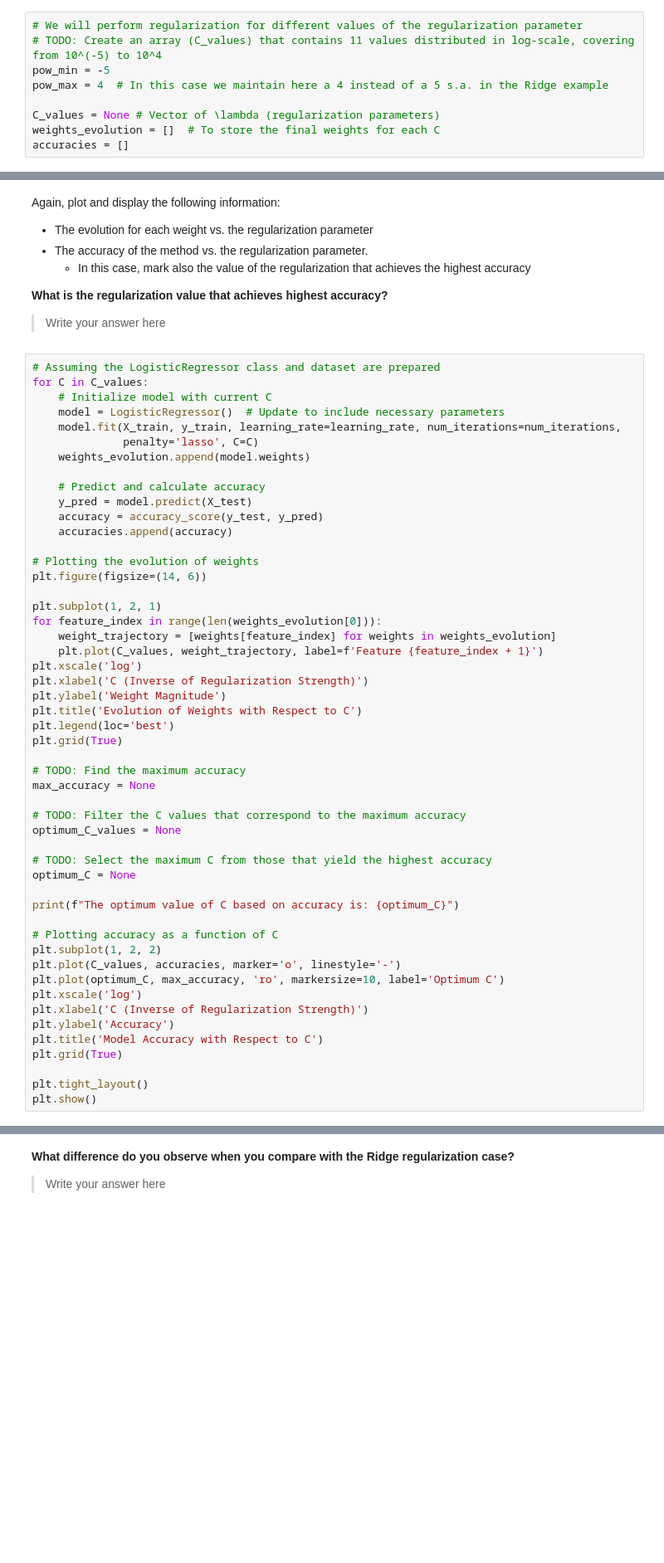
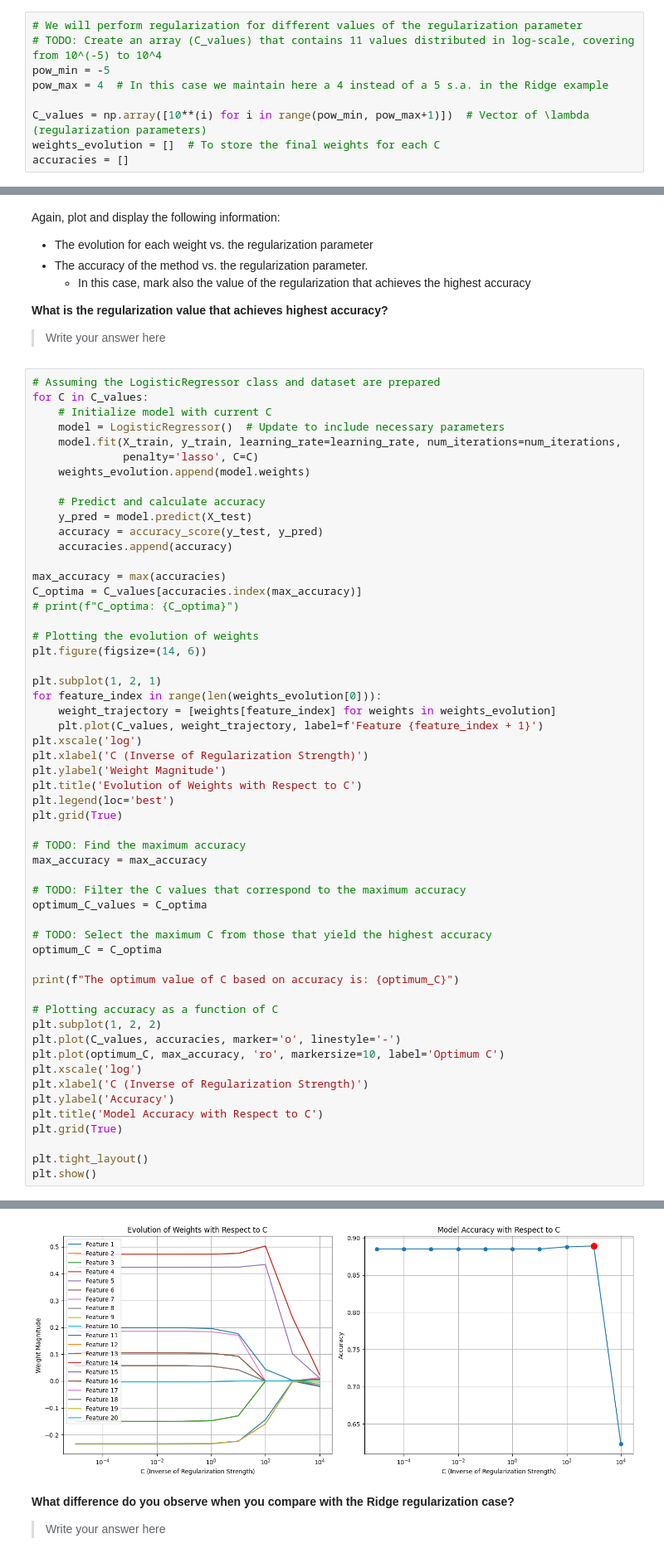
Before and after one commit to ICAI-IMAT-ML/p2-5-202304626, a Jupyter notebook: notebook/Lab2_5_LogisticRegression_and_regularization.ipynb, the cells around one changed output, grey strips where cells are left out. Shown at 83% size. Cells and saved outputs as stored; diff of their text form; blank space fills up the shorter version.

```diff
--- a/notebook/Lab2_5_LogisticRegression_and_regularization.ipynb
+++ b/notebook/Lab2_5_LogisticRegression_and_regularization.ipynb
@@ -427,6 +464,6 @@ Plot here the differences between the weights for the non-regularized model and
 pow_min = -5
 pow_max = 4  # In this case we maintain here a 4 instead of a 5 s.a. in the Ridge example
 
-C_values = None # Vector of \lambda (regularization parameters)
+C_values = np.array([10**(i) for i in range(pow_min, pow_max+1)])  # Vector of \lambda (regularization parameters)
 weights_evolution = []  # To store the final weights for each C
 accuracies = []
@@ -451,6 +493,10 @@ for C in C_values:
     y_pred = model.predict(X_test)
     accuracy = accuracy_score(y_test, y_pred)
     accuracies.append(accuracy)
+
+max_accuracy = max(accuracies)
+C_optima = C_values[accuracies.index(max_accuracy)]
+# print(f"C_optima: {C_optima}")
 
 # Plotting the evolution of weights
 plt.figure(figsize=(14, 6))
@@ -467,13 +513,13 @@ plt.legend(loc='best')
 plt.grid(True)
 
 # TODO: Find the maximum accuracy
-max_accuracy = None
+max_accuracy = max_accuracy
 
 # TODO: Filter the C values that correspond to the maximum accuracy
-optimum_C_values = None
+optimum_C_values = C_optima
 
 # TODO: Select the maximum C from those that yield the highest accuracy
-optimum_C = None
+optimum_C = C_optima
 
 print(f"The optimum value of C based on accuracy is: {optimum_C}")
 
@@ -489,3 +535,4 @@ plt.grid(True)
 
 plt.tight_layout()
 plt.show()
+# %% [output]
@@ -492,3 +540,4 @@ plt.show()
+[figure, added]
 # %% [markdown]
 **What difference do you observe when you compare with the Ridge regularization case?**
 > Write your answer here
```
Also changed, not shown: parts of 14 cells of this notebook.
